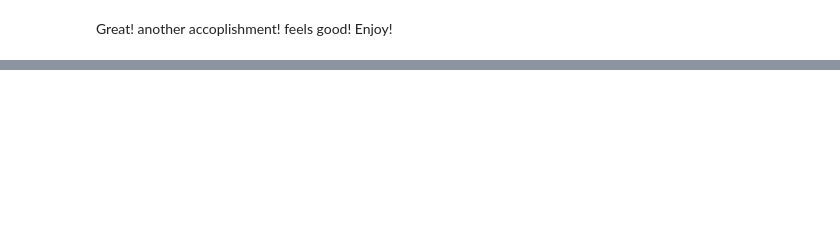
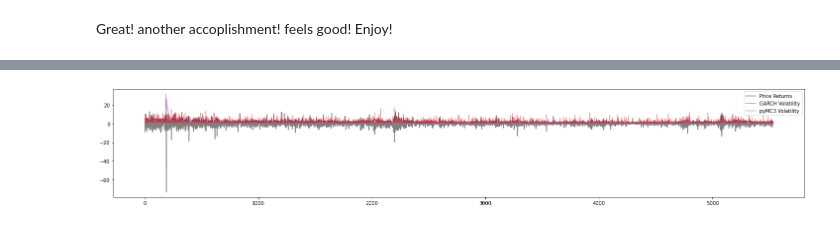
Before and after one commit to dsivakumar/GARCH-pyMC3, a Jupyter notebook: src/GARCH_pyMC3.ipynb, the cells around one changed output, grey strips where cells are left out. Cells and saved outputs as stored; diff of their text form; code cells hidden in the pictures; blank space fills up the shorter version.

```diff
--- a/src/GARCH_pyMC3.ipynb
+++ b/src/GARCH_pyMC3.ipynb
@@ -301,0 +328,10 @@ Great! another accoplishment! feels good! Enjoy!
+# %%
+# Specify EGARCH model assumptions
+returns = df.dropna()
+garch_gm = arch_model(returns['Log_Return'], p = 3, q = 1, o = 1, vol = 'GARCH', dist = 't')
+
+# Fit the model
+garch_result = garch_gm.fit(disp = 'off')
+
+# Print model fitting summary
+print(garch_result.summary())
@@ -301,0 +356,14 @@ Great! another accoplishment! feels good! Enjoy!
+# %%
+garch_vol = garch_result.conditional_volatility
+plt.figure(figsize=(25,4))
+# Plot the actual Bitcoin returns
+plt.plot(returns['Log_Return'], color = 'grey', label = 'Price Returns')
+
+# Plot GARCH estimated volatility
+plt.plot(garch_vol, color = 'blue', label = 'GARCH Volatility', alpha = 0.4,)
+# Plot pyMC3 estimated volatility
+plt.plot(ypred, color = 'red', label = 'pyMC3 Volatility',alpha = 0.4,)
+plt.legend(loc = 'upper right')
+plt.show()
+# %% [output]
+[figure, added]
```
Also changed, not shown: parts of 20 cells of this notebook.
